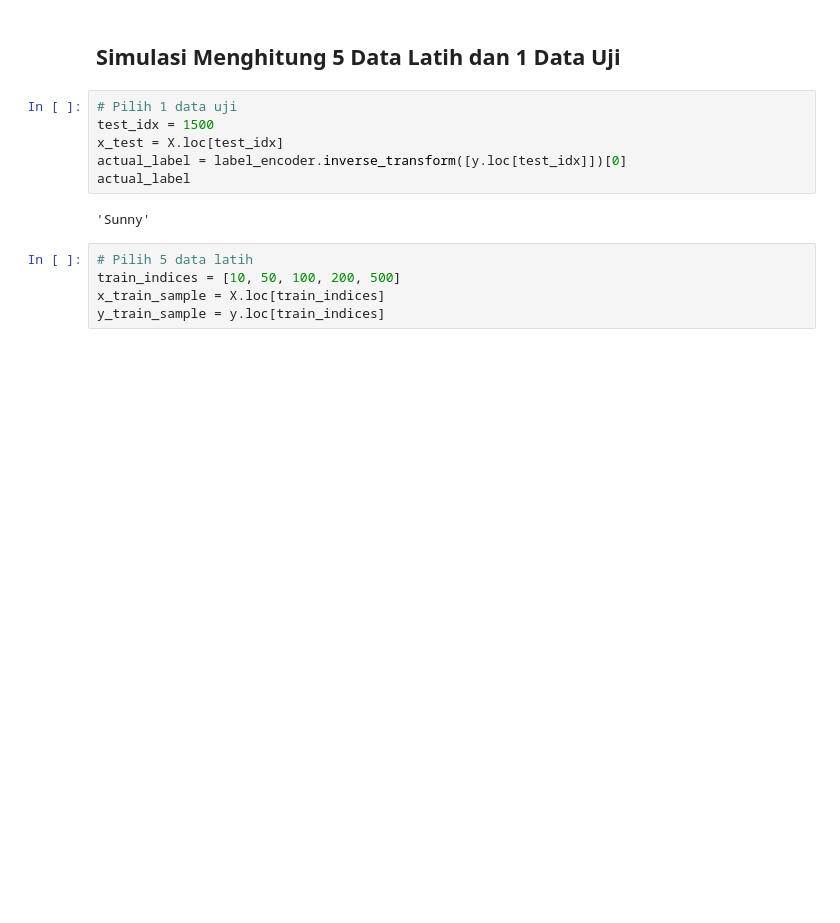
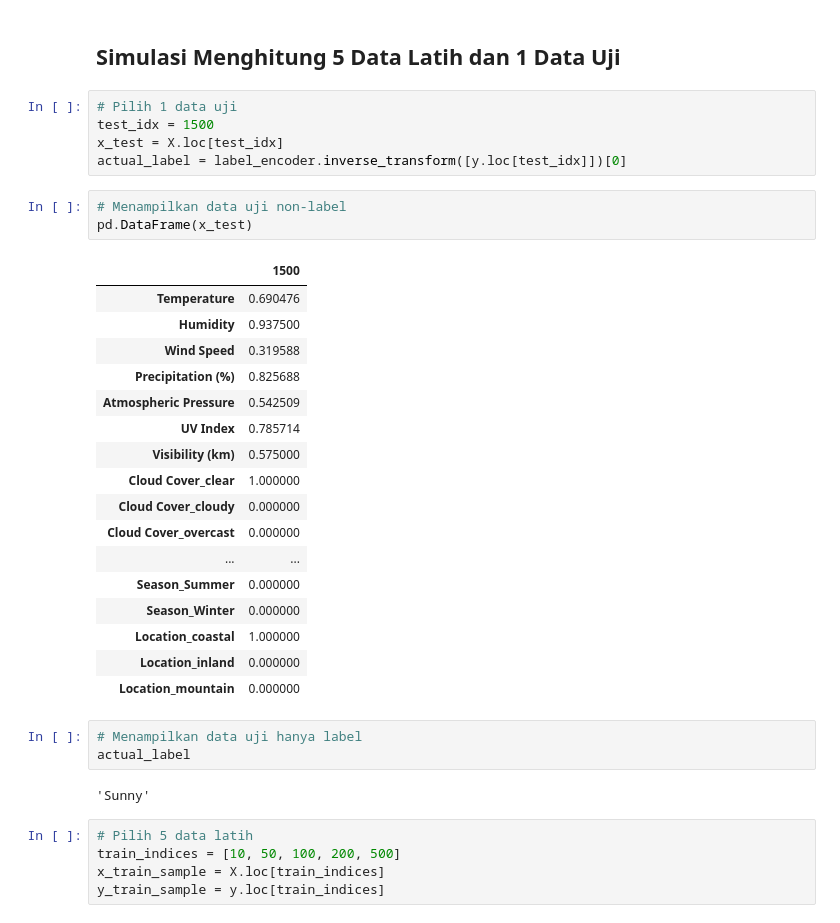
Before and after one commit to Farhan-Nawwafal/tubes-pembelajaran-mesin, a Jupyter notebook: experiment-1/test-tubes.ipynb, the cells around one changed output. Cells and saved outputs as stored; diff of their text form; blank space fills up the shorter version.

```diff
--- a/experiment-1/test-tubes.ipynb
+++ b/experiment-1/test-tubes.ipynb
@@ -320,9 +320,32 @@ weighted avg       0.87      0.87      0.87      2525
 test_idx = 1500
 x_test = X.loc[test_idx]
 actual_label = label_encoder.inverse_transform([y.loc[test_idx]])[0]
-actual_label
-# %% [output]
-'Sunny'
+# %%
+# Menampilkan data uji non-label
+pd.DataFrame(x_test)
+# %% [output]
+|  | 1500 |
+| Temperature | 0.690476 |
+| Humidity | 0.937500 |
+| Wind Speed | 0.319588 |
+| Precipitation (%) | 0.825688 |
+| Atmospheric Pressure | 0.542509 |
+| UV Index | 0.785714 |
+| Visibility (km) | 0.575000 |
+| Cloud Cover_clear | 1.000000 |
+| Cloud Cover_cloudy | 0.000000 |
+| Cloud Cover_overcast | 0.000000 |
+| ... | ... |
+| Season_Summer | 0.000000 |
+| Season_Winter | 0.000000 |
+| Location_coastal | 1.000000 |
+| Location_inland | 0.000000 |
+| Location_mountain | 0.000000 |
+# %%
+# Menampilkan data uji hanya label
+actual_label
+# %% [output]
+'Sunny'
 # %%
 # Pilih 5 data latih
 train_indices = [10, 50, 100, 200, 500]
```
Also changed, not shown: parts of 1 cell of this notebook, 1 other file.
